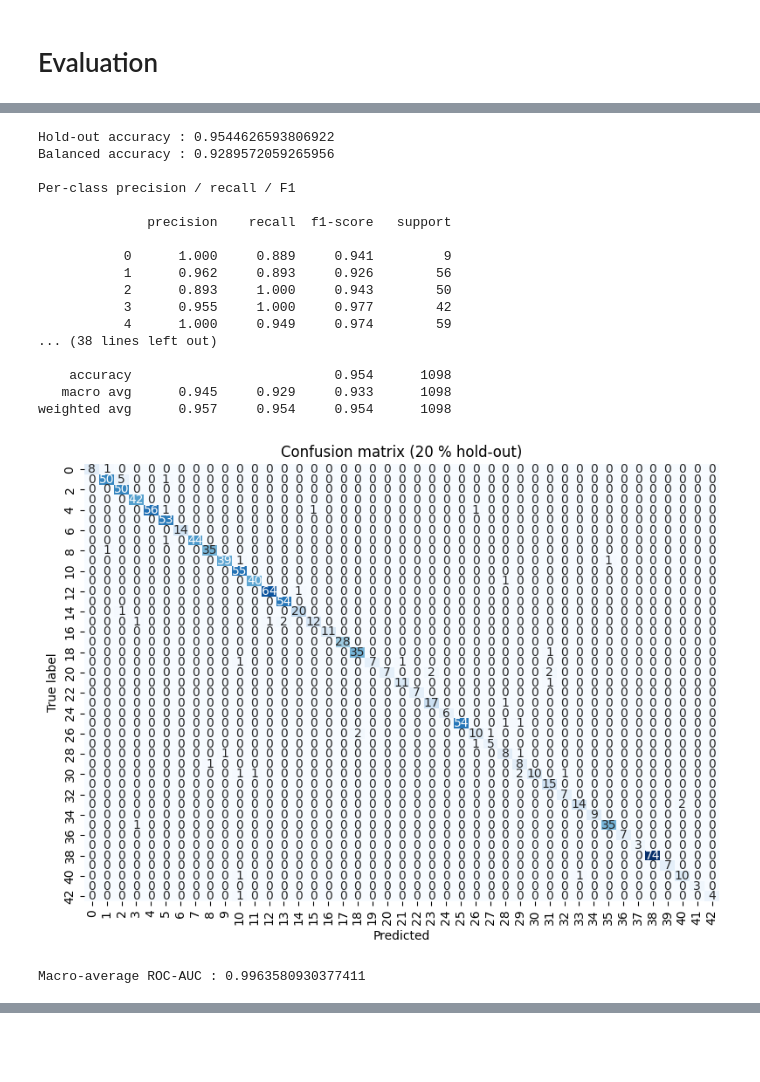
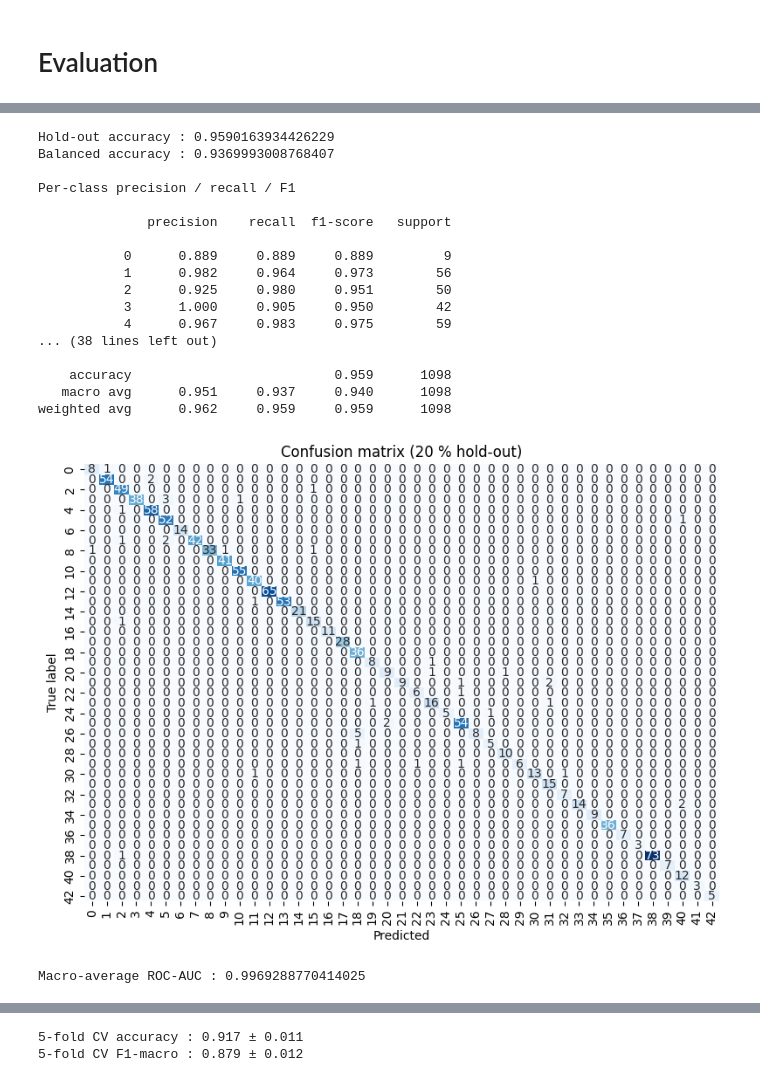
Before and after one commit to moyuerrr/ML_A2, a Jupyter notebook: Code/CNN_Implementation/cnn_v2.ipynb, the cells around one changed output, grey strips where cells are left out. Cells and saved outputs as stored; diff of their text form; code cells hidden in the pictures; blank space fills up the shorter version.

```diff
--- a/Code/CNN_Implementation/cnn_v2.ipynb
+++ b/Code/CNN_Implementation/cnn_v2.ipynb
@@ -83,22 +83,27 @@ Max label: 42
 # %% [markdown]
 ### Definition
 # %%
-model = models.Sequential()
-model.add(layers.Conv2D(32, (9, 9), activation='relu',
-                        input_shape=(IMAGE_DIMENTION[0], IMAGE_DIMENTION[1], 3)))
-model.add(layers.MaxPooling2D((2, 2)))
-model.add(layers.Conv2D(64, (6, 6), activation='relu'))
-model.add(layers.MaxPooling2D((2, 2)))
-model.add(layers.Conv2D(64, (3, 3), activation='relu'))
-model.add(layers.MaxPooling2D((2, 2)))
+def make_cnn_model():
+    model = models.Sequential()
+    model.add(layers.Conv2D(32, (9, 9), activation='relu',
+                            input_shape=(IMAGE_DIMENTION[0], IMAGE_DIMENTION[1], 3)))
+    model.add(layers.MaxPooling2D((2, 2)))
+    model.add(layers.Conv2D(64, (6, 6), activation='relu'))
+    model.add(layers.MaxPooling2D((2, 2)))
+    model.add(layers.Conv2D(64, (3, 3), activation='relu'))
+    model.add(layers.MaxPooling2D((2, 2)))
 
-model.add(layers.Flatten())
-model.add(layers.Dense(64, activation='relu'))
-model.add(layers.Dense(43, activation='softmax'))
+    model.add(layers.Flatten())
+    model.add(layers.Dense(64, activation='relu'))
+    model.add(layers.Dense(43, activation='softmax'))
 
-model.compile(optimizer='adam',
-              loss=tf.keras.losses.SparseCategoricalCrossentropy(from_logits=True),
-              metrics=['accuracy'])
+    model.compile(optimizer='adam',
+                loss=tf.keras.losses.SparseCategoricalCrossentropy(from_logits=True),
+                metrics=['accuracy'])
+
+    return model
+
+model = make_cnn_model()
 model.summary()
 # %% [output]
 Model: "sequential"
@@ -189,7 +194,7 @@ X = overall_images
 y = overall_labels
 # model adapter Keras -> sklearn
 clf = KerasClassifier(
-        model=model,              # build-function
+        model=make_cnn_model,              # build-function
         epochs=10, batch_size=64,
         verbose=0,                   # silence per-epoch logs
         random_state=42              # for reproducibility
@@ -218,44 +222,44 @@ plt.title("Confusion matrix (20 % hold-out)"); plt.tight_layout(); plt.show()
 # 3.  Macro ROC-AUC (one-vs-rest, micro averaged)
 # -----------------------------------------------------------
 try:
     roc_auc = roc_auc_score(y_test, y_prob, multi_class="ovr", average="macro")
     print("Macro-average ROC-AUC :", roc_auc)
 except Exception as e:
     print("ROC-AUC skipped (classifier lacks predict_proba):", e)
 
 # -----------------------------------------------------------
 # 4.  5-fold cross-validation (accuracy & macro-F1)
 # -----------------------------------------------------------
 cv = StratifiedKFold(n_splits=5, shuffle=True, random_state=42)
 
 acc_scores = cross_val_score(clf, X, y,
                              cv=cv, scoring="accuracy", n_jobs=-1)
 f1_scores  = cross_val_score(clf, X, y,
                              cv=cv, scoring="f1_macro", n_jobs=-1)
 
 print("\n5-fold CV accuracy : %.3f ± %.3f" % (acc_scores.mean(), acc_scores.std()))
 print("5-fold CV F1-macro : %.3f ± %.3f" % (f1_scores.mean(),  f1_scores.std()))
 
 # (Optional) get CV-wide confusion matrix
-y_pred_cv = cross_val_predict(model, X, y, cv=cv, n_jobs=-1)
-cm_cv = confusion_matrix(y, y_pred_cv)
+# y_pred_cv = cross_val_predict(model, X, y, cv=cv, n_jobs=-1)
+# cm_cv = confusion_matrix(y, y_pred_cv)
 # %% [output]
-Hold-out accuracy : 0.9544626593806922
-Balanced accuracy : 0.9289572059265956
+Hold-out accuracy : 0.9590163934426229
+Balanced accuracy : 0.9369993008768407
 
 Per-class precision / recall / F1
 
               precision    recall  f1-score   support
 
-           0      1.000     0.889     0.941         9
-           1      0.962     0.893     0.926        56
-           2      0.893     1.000     0.943        50
-           3      0.955     1.000     0.977        42
-           4      1.000     0.949     0.974        59
+           0      0.889     0.889     0.889         9
+           1      0.982     0.964     0.973        56
+           2      0.925     0.980     0.951        50
+           3      1.000     0.905     0.950        42
+           4      0.967     0.983     0.975        59
 ... (38 lines left out)
 
-    accuracy                          0.954      1098
-   macro avg      0.945     0.929     0.933      1098
-weighted avg      0.957     0.954     0.954      1098
+    accuracy                          0.959      1098
+   macro avg      0.951     0.937     0.940      1098
+weighted avg      0.962     0.959     0.959      1098
-[figure, old version]
+[figure, new version]
-Macro-average ROC-AUC : 0.9963580930377411
+Macro-average ROC-AUC : 0.9969288770414025
@@ -262,0 +283,2 @@ AttributeError: 'super' object has no attribute '__sklearn_tags__'
+5-fold CV accuracy : 0.917 ± 0.011
+5-fold CV F1-macro : 0.879 ± 0.012
```
Also changed, not shown: parts of 3 cells of this notebook, 1 other file.
